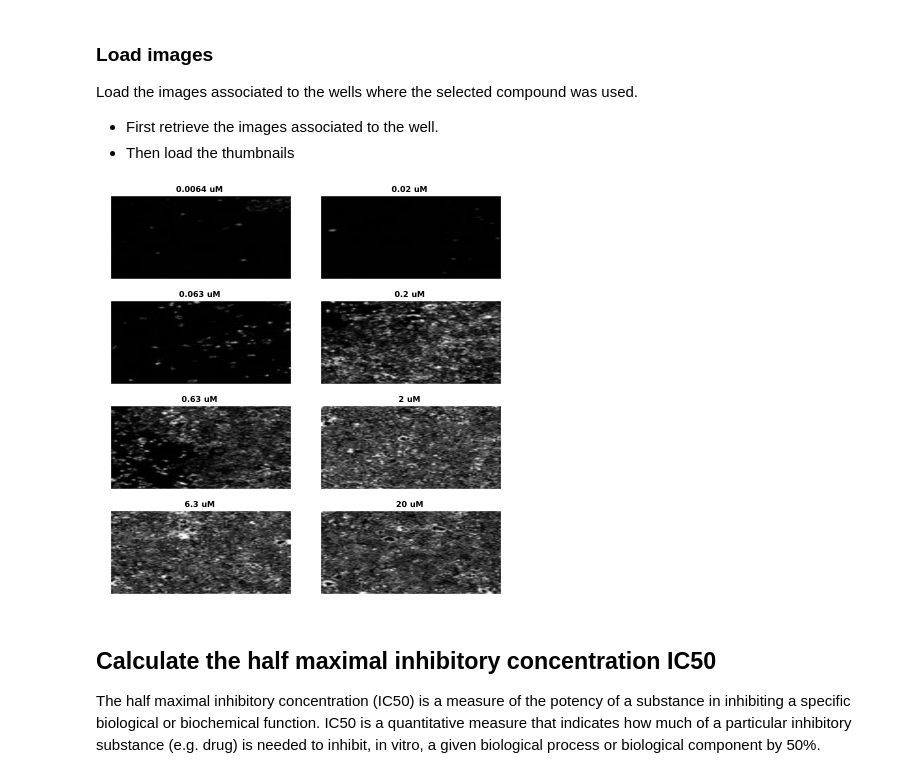
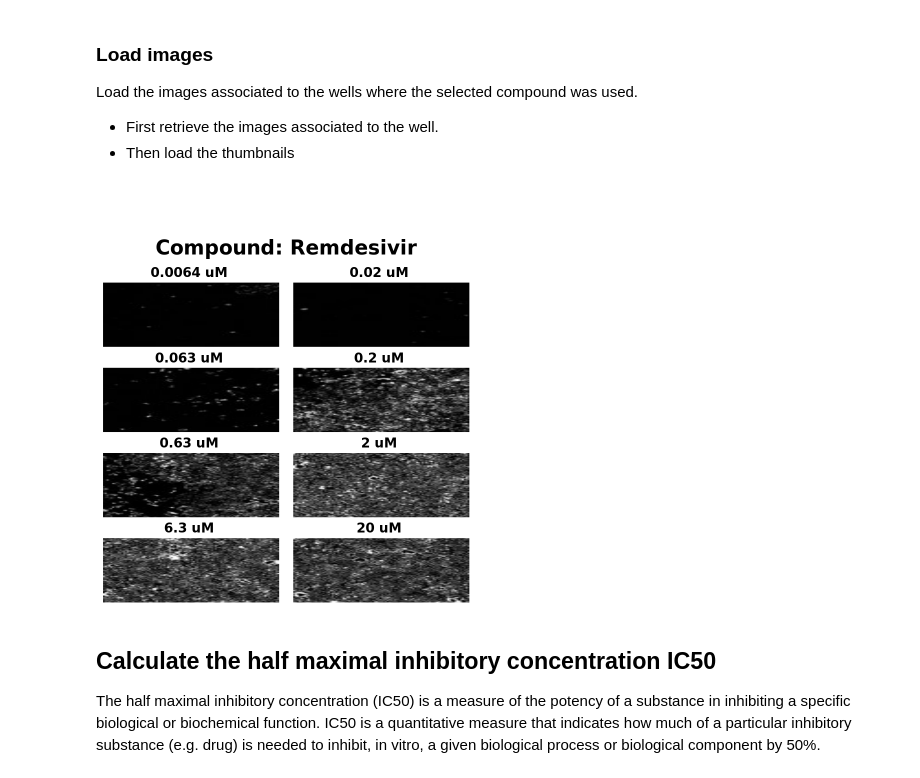
Before and after one commit to IDR/idr0094-ellinger-sarscov2, a Jupyter notebook: notebooks/idr0094-ic50.ipynb, the cells around one changed output. Drawn from its saved outputs; the diff is of its cells as text; code cells hidden in the pictures.

```diff
--- a/notebooks/idr0094-ic50.ipynb
+++ b/notebooks/idr0094-ic50.ipynb
@@ -112,32 +92,34 @@ Load the images associated to the wells where the selected compound was used.
 # %%
 cols <- 2
 n <- nrow(data)
 m <- 4
 par(mfrow = c(m, cols))
-par(mar=c(1,1,1,1))
+par(mar=c(0,0,2,0))
+par(oma=c(0,0,10,5))
 values <- vector()
 for(i in 1:n) {
     row <- data[i,]
     if (!is.element(row$Concentration, values)) {
         values <- c(values, row$Concentration)
         url <- paste(WELLS_URL, toString(row$Well), "/", sep="")
         #  load images linked to the well
         wells_dataframe <- as.data.frame(jsonlite::fromJSON(url))
         value <- get("@id", wells_dataframe$data.WellSamples.Image[2])
         id_strings <- strsplit(as.character(value), " ")
         id <- id_strings[c(1)]
         # load one thumbnail
         thumb_url <- paste(THUMB_URL, id, "/96/96/", sep="")
         name = paste("/tmp/", id, ".jpeg", sep="")
         download.file(thumb_url, name)
         thumb <- jpeg::readJPEG(name)
         plot(0:1, 0:1, type="n", ann=FALSE, axes=FALSE)
         rasterImage(thumb, 0, 0, 1, 1)
-        title(paste(row$Concentration, 'uM '), font.main=2)
+        title(paste(row$Concentration, 'uM '), font.main=2, cex.main=2)
     }
 }
+mtext(paste("Compound:", compoundName), outer = TRUE, font=2, cex=2, side=3, line=1)
 # %% [output]
-[figure, old version]
+[figure, new version]
 # %% [markdown]
 ## Calculate the half maximal inhibitory concentration IC50
 
```
Also changed, not shown: parts of 2 cells of this notebook.
